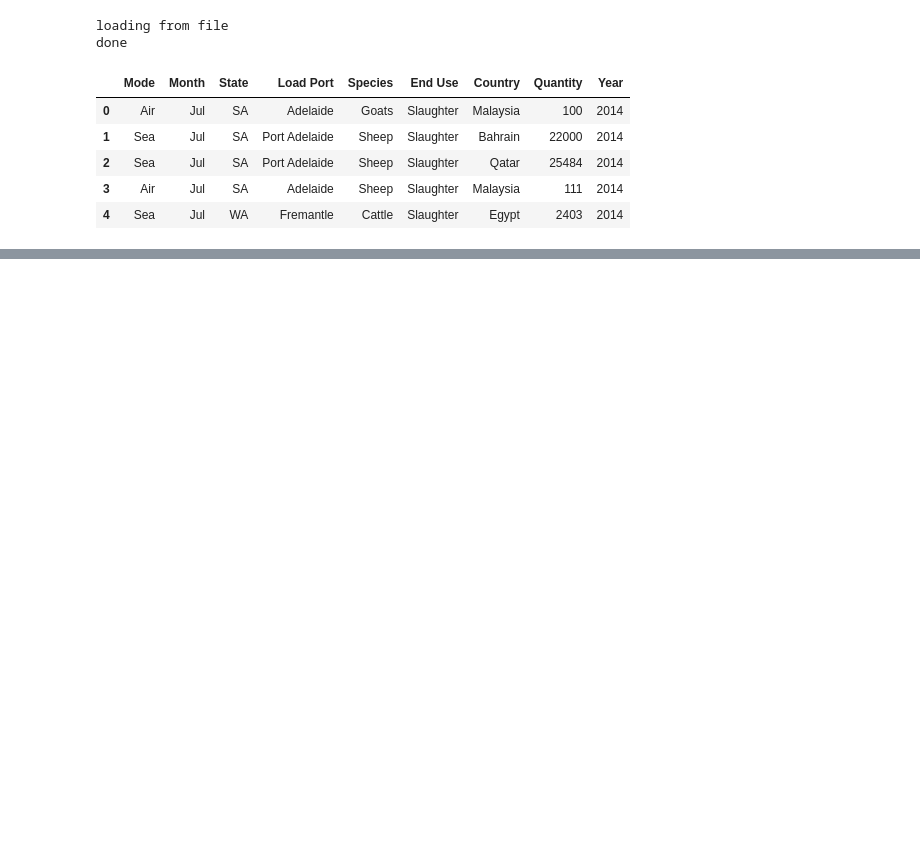
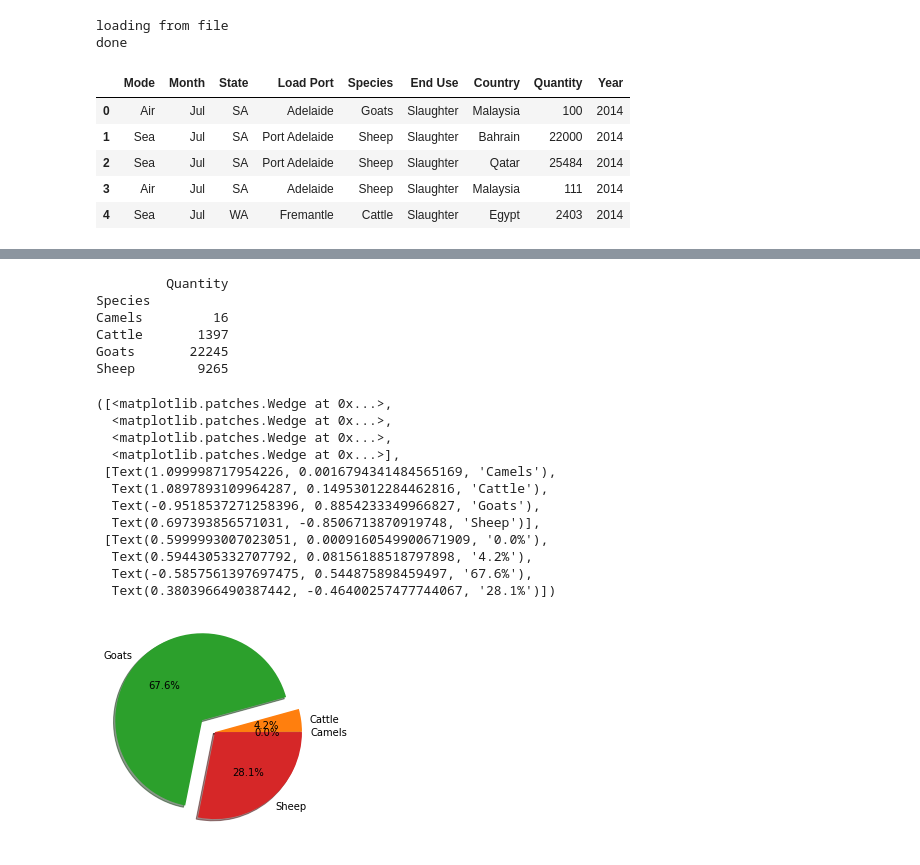
Before and after one commit to D-Wild/data_project, a Jupyter notebook: CODE.ipynb, the cells around one changed output, grey strips where cells are left out. Cells and saved outputs as stored; diff of their text form; code cells hidden in the pictures; blank space fills up the shorter version.

```diff
--- a/CODE.ipynb
+++ b/CODE.ipynb
@@ -33,0 +82,33 @@ print (Total)
+# %%
+nsw_ld_2014 = ld.loc[(ld['State'] == 'NSW') & (ld['Year'] == 2014)]
+nsw_ld_2014_species = nsw_ld_2014.groupby(['Species']).sum()
+nsw_ld_2014_species_culled = nsw_ld_2014_species.drop(columns=['Year'])
+
+print(nsw_ld_2014_species_culled)
+
+Camels = nsw_ld_2014_species_culled.iloc[0,0]
+Cattle = nsw_ld_2014_species_culled.iloc[1,0]
+Goats = nsw_ld_2014_species_culled.iloc[2,0]
+Sheep = nsw_ld_2014_species_culled.iloc[3,0]
+
+plt.pie([Camels, Cattle, Goats, Sheep], labels= ['Camels', 'Cattle', 'Goats', 'Sheep'], shadow=True, autopct='%1.1f%%', explode= (0, 0, 0.2, 0))
+# %% [output]
+         Quantity
+Species
+Camels         16
+Cattle       1397
+Goats       22245
+Sheep        9265
+([<matplotlib.patches.Wedge at 0x...>,
+  <matplotlib.patches.Wedge at 0x...>,
+  <matplotlib.patches.Wedge at 0x...>,
+  <matplotlib.patches.Wedge at 0x...>],
+ [Text(1.099998717954226, 0.0016794341484565169, 'Camels'),
+  Text(1.0897893109964287, 0.14953012284462816, 'Cattle'),
+  Text(-0.9518537271258396, 0.8854233349966827, 'Goats'),
+  Text(0.697393856571031, -0.8506713870919748, 'Sheep')],
+ [Text(0.5999993007023051, 0.0009160549900671909, '0.0%'),
+  Text(0.5944305332707792, 0.08156188518797898, '4.2%'),
+  Text(-0.5857561397697475, 0.544875898459497, '67.6%'),
+  Text(0.3803966490387442, -0.46400257477744067, '28.1%')])
+[figure, added]
```
Also changed, not shown: parts of 6 cells of this notebook.
